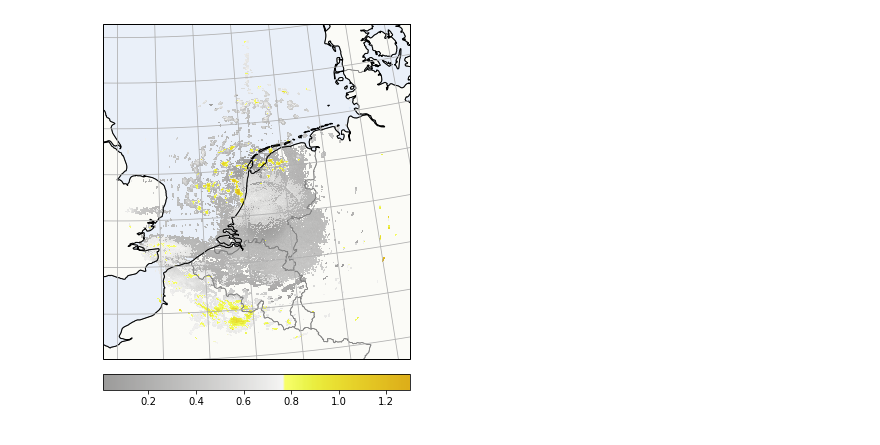
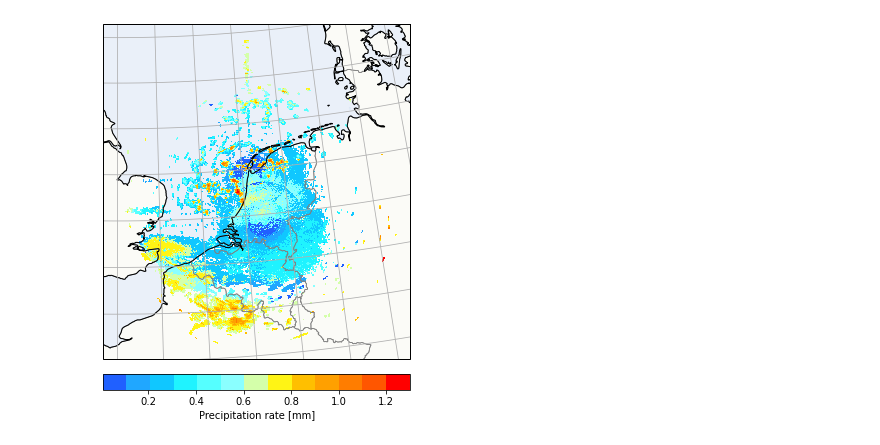
Before and after one commit to mattijn/KNMI-radar-PyGMT, a Jupyter notebook: cartopy rioxarray KNMI radar fancy.ipynb, the cells around one changed output. Drawn from its saved outputs; the diff is of its cells as text; code cells hidden in the pictures.

```diff
--- a/cartopy rioxarray KNMI radar fancy.ipynb
+++ b/cartopy rioxarray KNMI radar fancy.ipynb
@@ -76,19 +80,23 @@ countries = cfeature.NaturalEarthFeature(
     scale='10m',
     facecolor='none')
 # %%
-# create a custom colorbar
-mycmap = cmocean.tools.crop_by_percent(cmocean.cm.oxy, 50, which='min', N=None)
+# create a custom colorbar with cmocean
+# mycmap = cmocean.tools.crop_by_percent(cmocean.cm.oxy, 50, which='min', N=None)
+
+# or using cpt color palettes (eg. from GMT)
+mycmap = get_cpt.get_cmap('https://raw.githubusercontent.com/mattijn/get-cpt/master/cpt/GMT_no_green.cpt', method='list', N=13)
 # %%
 # make a figure in original projection as source data
 plt.figure(figsize=(5.5, 7))
 ax = plt.axes(projection=crs_rad)
 ax.gridlines() # can only be in degrees, maybe with cartopy v0.18 more choice
 ax.add_feature(cfeature.LAND.with_scale('10m'), alpha=0.2)
 ax.add_feature(cfeature.OCEAN.with_scale('10m'), alpha=0.2)
 ax.add_feature(countries, edgecolor='gray', linewidth=0.75)
 ax.coastlines(resolution='10m', color='k', linewidth=1)
 im = ax.pcolormesh(xds.x.values, xds.y.values, xds.image_data.values, transform=crs_rad, cmap=mycmap)
 cb = plt.colorbar(im, fraction=0.0476, pad=0.04, orientation='horizontal')
+cb.set_label('Precipitation rate [mm]')
 plt.show()
 # %% [output]
-[figure, old version]
+[figure, new version]
```
Also changed, not shown: parts of 1 cell of this notebook.
